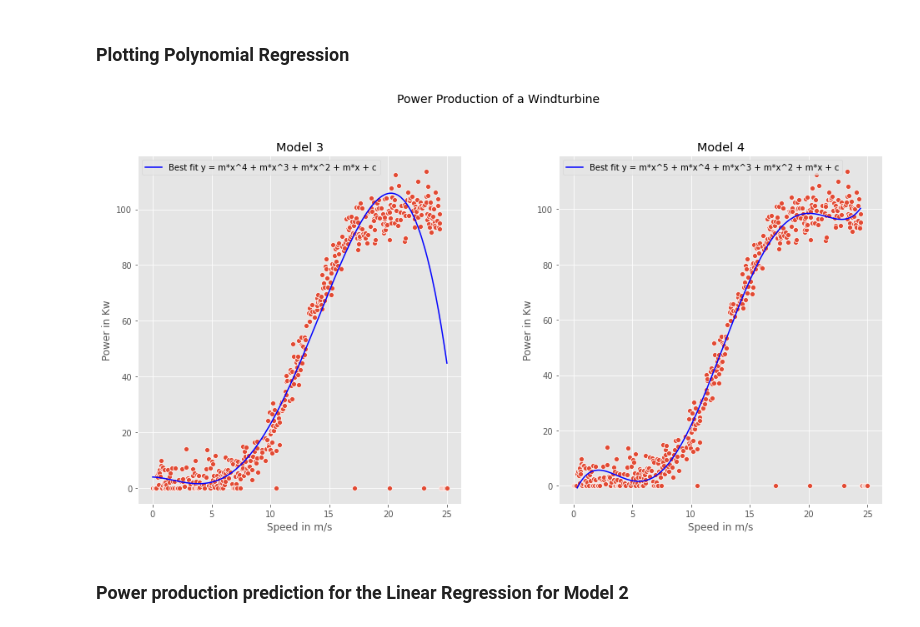
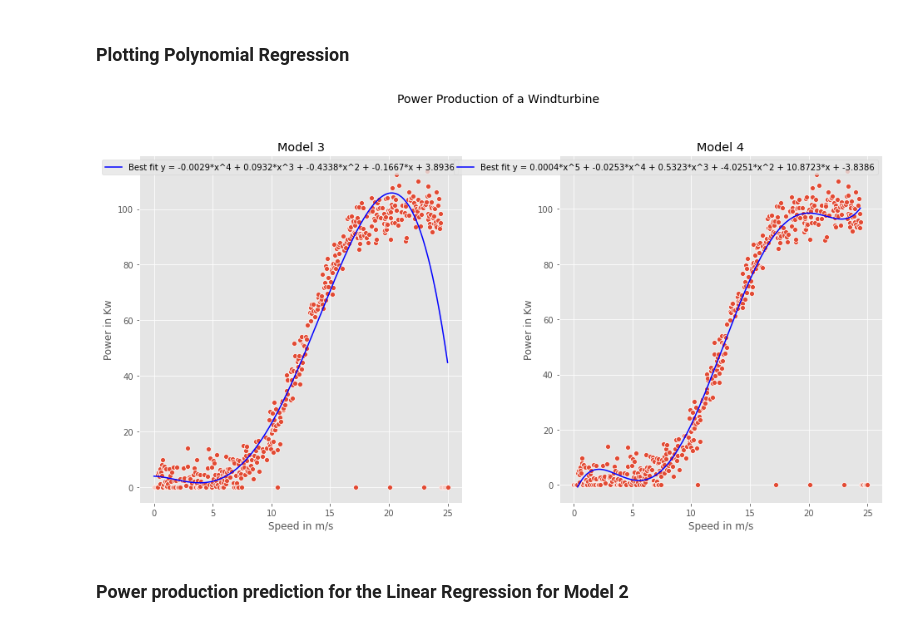
Before and after one commit to Silvio622/foda-project2020, a Jupyter notebook: Prediction of Wind Turbine Power Production .ipynb, the cells around one changed output. Cells and saved outputs as stored; diff of their text form; code cells hidden in the pictures.

```diff
--- a/Prediction of Wind Turbine Power Production .ipynb
+++ b/Prediction of Wind Turbine Power Production .ipynb
@@ -200,25 +200,25 @@ Regression Score 𝑅x2²:0.9542543757061095
 # %%
 fig = plt.figure(figsize=(16,8))
 title = fig.suptitle("Power Production of a Windturbine", fontsize = 14)
 fig.subplots_adjust(top = 0.85, wspace = 0.3)
 
 ax3 = fig.add_subplot(1,2,1)
 plt.title("Model 3")
 sns.scatterplot(x='speed',y='power',data=df)
-plt.plot(X3,polymodel1lin.predict(polymodel1.fit_transform(X3)),color='blue',label='Best fit y = m*x^4 + m*x^3 + m*x^2 + m*x + c')
+plt.plot(X3,polymodel1lin.predict(polymodel1.fit_transform(X3)),color='blue',label='Best fit y = {}*x^4 + {}*x^3 + {}*x^2 + {}*x + {}'.format(np.round(regcoef3[4],4),np.round(regcoef3[3],4),np.round(regcoef3[2],4),np.round(regcoef3[1],4),np.round(regintercept3,4)))
 plt.legend()
 plt.xlabel('Speed in m/s')
 plt.ylabel('Power in Kw');
 
 ax4 = fig.add_subplot(1,2,2)
 plt.title("Model 4")
 sns.scatterplot(x='speed',y='power',data=df)
-plt.plot(X4,polymodel2lin.predict(polymodel2.fit_transform(X4)),color='blue',label='Best fit y = m*x^5 + m*x^4 + m*x^3 + m*x^2 + m*x + c')
+plt.plot(X4,polymodel2lin.predict(polymodel2.fit_transform(X4)),color='blue',label='Best fit y = {}*x^5 + {}*x^4 + {}*x^3 + {}*x^2 + {}*x + {}'.format(np.round(regcoef4[5],4),np.round(regcoef4[4],4),np.round(regcoef4[3],4),np.round(regcoef4[2],4),np.round(regcoef4[1],4),np.round(regintercept4,4)))
 plt.legend()
 plt.xlabel('Speed in m/s')
 plt.ylabel('Power in Kw');
 # %% [output]
-[figure, old version]
+[figure, new version]
 # %% [markdown]
 ### Power production prediction for the Linear Regression  for Model 2
 # %%
```
Also changed, not shown: parts of 5 cells of this notebook, 4 other files.
